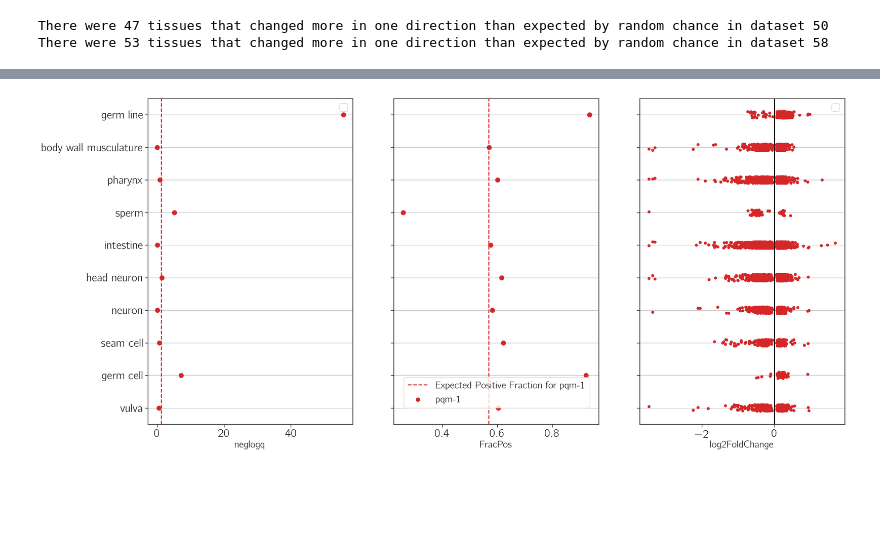
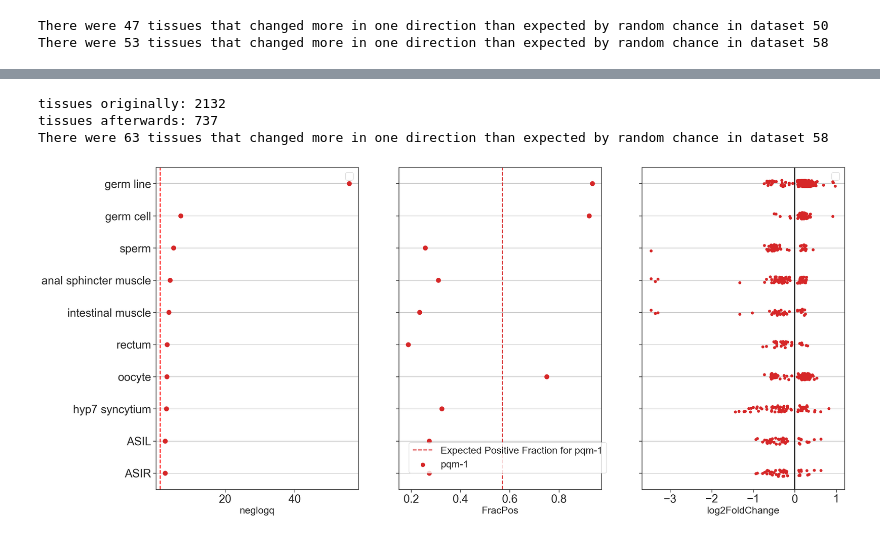
Before and after one commit to dangeles/Ascr10xomics, a Jupyter notebook: src/TissueEnrichment.ipynb, the cells around one changed output, grey strips where cells are left out. Saved outputs shown, nothing was run; the diff lists cells and outputs as text; code cells hidden in the pictures; blank space fills up the shorter version.

```diff
--- a/src/TissueEnrichment.ipynb
+++ b/src/TissueEnrichment.ipynb
@@ -155,9 +112,31 @@ fig, ax = utils.pretty_GSEA_plots(to_plot, annotated_data, alpha, hue='data', pa
-# %%
-to_plot = data[(~data.tissue.isin(remove)) & (data.tissue.isin(tissues_plotted))].copy()
-to_plot.tissue = to_plot.tissue.astype('category')
-to_plot.tissue.cat.set_categories(tissues_plotted, inplace=True)
-to_plot.sort_values('tissue', inplace=True)
-
-fig, ax = utils.pretty_GSEA_plots(to_plot, annotated_data, alpha, hue='data', palette={'pqm-1': 'tab:red'})
-# %% [output]
-[figure, removed]
+# %%
+res = pd.read_csv('../data/diff_exp/DE_pqm1_50.csv', index_col=0)
+res = res[(res.padj < 0.05)] #& (res.MinCountsDetected > 20)]
+
+tissues = utils.load_tissues(res.index, 5, 30)
+res = res.reindex(tissues.wbid.unique()).dropna()
+
+alpha = 0.05
+data = utils.test_tissue_direction(res[res.padj < 0.05],
+                                   tissues=tissues,
+                                   col='log2FoldChange')
+data = utils.fdr_correct(data)
+data.sort_values('fdr', inplace=True)
+
+data['MeanFracPos'] = data.groupby('tissue').FracPos.transform(np.mean)
+
+m = 'There were {0} tissues that changed more in one direction than expected by random chance in dataset {1}'
+print(m.format(len(data[data.sig == True]), n))
+# %% [output]
+tissues originally: 2132
+tissues afterwards: 737
+There were 63 tissues that changed more in one direction than expected by random chance in dataset 58
+# %%
+data['data'] = 'pqm-1'
+to_plot = data[(~data.tissue.isin(remove)) & (data.sig == True)].head(10)#.sort_values('fdr').head(10)
+annotated_data = res.join(tissues.set_index('wbid'))
+annotated_data['data'] = 'pqm-1'
+
+fig, ax, legend = utils.pretty_GSEA_plots(to_plot, annotated_data, alpha, hue='data', palette={'pqm-1': 'tab:red'})
+# %% [output]
+[figure, added]
```
Also changed, not shown: parts of 16 cells of this notebook.
